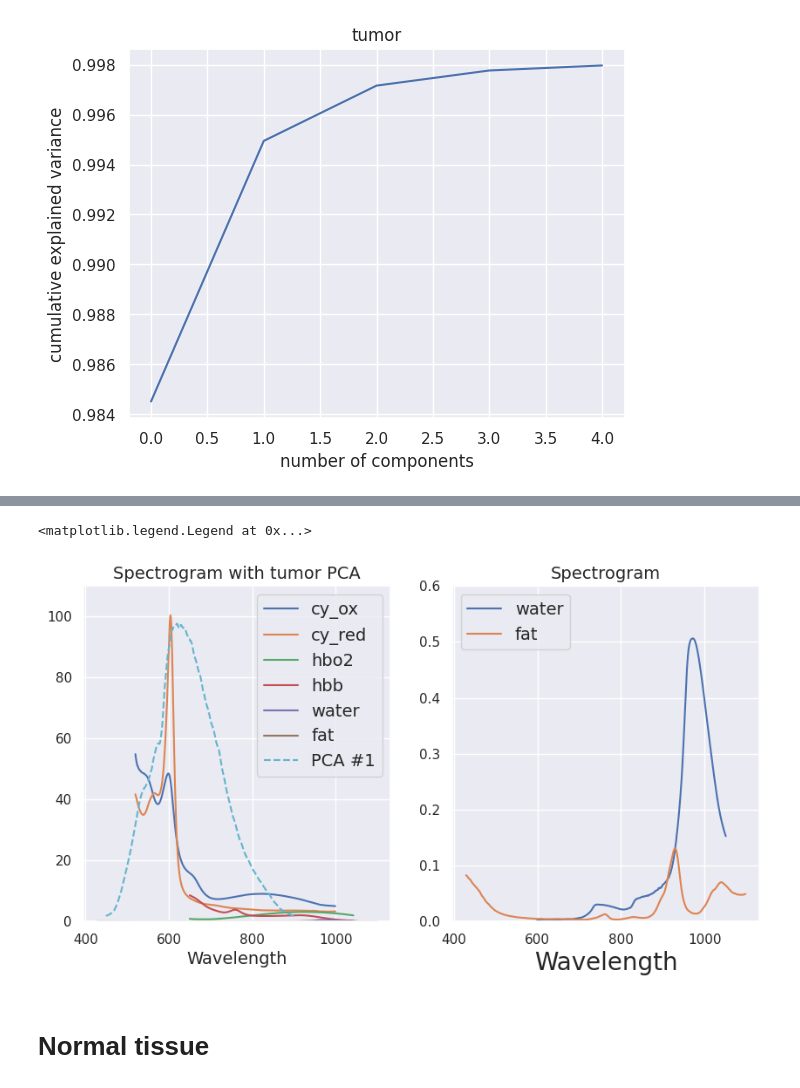
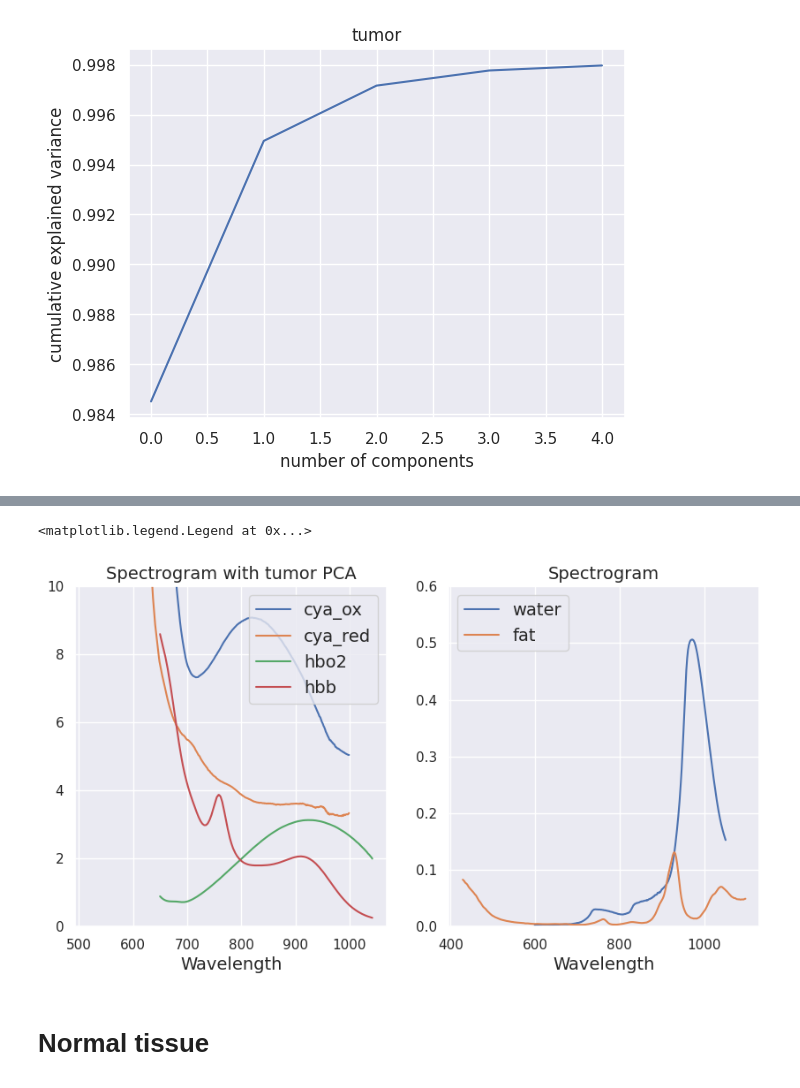
Before and after one commit to HyperProbe/SpectraFit, a Jupyter notebook: PCA.ipynb, the cells around one changed output, grey strips where cells are left out. Drawn from its saved outputs; the diff is of its cells as text; code cells hidden in the pictures.

```diff
--- a/PCA.ipynb
+++ b/PCA.ipynb
@@ -23,7 +99,7 @@ for i in range(len(tumor)):
     plt.title("HSI spectrogram", fontsize=20)
     plt.show()
 
-    if i==3:
+    if i==0:
         break
 # %% [output]
 (12275, 826) (35396, 826) (27558, 826)
@@ -71,8 +141,18 @@ hhb_absorp = path_absorp + "hb.txt"
 water_absorp = path_absorp + "matcher94_nir_water_37.txt"
 diff_cyto_absorp = path_absorp + "cytoxidase_diff_odmMcm.txt"
 fat_absorp = path_absorp + "fat.txt"
-cyto_oxy_absorp = path_absorp + "moody cyt aa3 oxidised.txt"
-cyto_red_absorp = path_absorp + "moody cyt aa3 reduced.txt"
+cytoa_oxy_absorp = path_absorp + "moody cyt aa3 oxidised.txt"
+cytoa_red_absorp = path_absorp + "moody cyt aa3 reduced.txt"
+cytob_oxy_absorp = path_absorp + "cope cyt b oxidised.txt"
+cytob_red_absorp = path_absorp + "cope cyt b reduced.txt"
+cytoc_oxy_absorp = path_absorp + "cooper pig c oxidised.txt"
+cytoc_red_absorp = path_absorp + "cooper pig c reduced.txt"
+cytoc_red_absorp = path_absorp + "cooper pig c reduced.txt"
+hb450_absorp = path_absorp + "z_adult_hb_450_630.txt"
+hb600_absorp = path_absorp + "z_adult_hb_600_800.txt"
+hbo2_450_absorp = path_absorp + "z_adult_hbo2_450_630.txt"
+hbo2_600_absorp = path_absorp + "z_adult_hbo2_600_800.txt"
+
 
 ### reading cpectra from .txt
 def read_spectra(file_name):
@@ -86,48 +166,75 @@ def read_spectra(file_name):
 
     return x, y
 
-x_cox, y_cox = read_spectra(cyto_oxy_absorp) # cytochrome oxydised
-x_cred, y_cred = read_spectra(cyto_red_absorp) # cytochrome reduced
+x_coxa, y_coxa = read_spectra(cytoa_oxy_absorp) # cytochrome oxydised
+x_creda, y_creda = read_spectra(cytoa_red_absorp) # cytochrome reduced
+x_coxb, y_coxb = read_spectra(cytob_oxy_absorp) # cytochrome oxydised
+x_credb, y_credb = read_spectra(cytob_red_absorp) # cytochrome reduced
+x_coxc, y_coxc = read_spectra(cytoc_oxy_absorp) # cytochrome oxydised
+x_credc, y_credc = read_spectra(cytoc_red_absorp) # cytochrome reduced
+
 x_hbo2, y_hbo2 = read_spectra(hbo2_absorp) # oxyhemoglobin
 x_hbb, y_hbb = read_spectra(hhb_absorp) # hemoglobin
+x_hb450, y_hb450 = read_spectra(hb450_absorp) # hemoglobin
+x_hb600, y_hb600 = read_spectra(hb600_absorp) # hemoglobin
+x_hbo2_450, y_hbo2_450 = read_spectra(hbo2_450_absorp) # hemoglobin
+x_hbo2_600, y_hbo2_600 = read_spectra(hbo2_600_absorp) # hemoglobin
 x_water, y_water = read_spectra(water_absorp) # water
 x_fat, y_fat = read_spectra(fat_absorp)
 
-y_cox = [i * 2.3025851 for i in y_cox] # from extinction to absorption
-y_cred = [i * 2.3025851 for i in y_cred] # from extinction to absorption
+y_hb450 = [i * 2.3025851 for i in y_hb450] # from extinction to absorption
+y_hb600 = [i * 2.3025851 for i in y_hb600] # from extinction to absorption
+y_hbo2_450 = [i * 2.3025851 for i in y_hbo2_450] # from extinction to absorption
+y_hbo2_600 = [i * 2.3025851 for i in y_hbo2_600] # from extinction to absorption
+
+y_coxa = [i * 2.3025851 for i in y_coxa] # from extinction to absorption
+y_creda = [i * 2.3025851 for i in y_creda] # from extinction to absorption
+y_coxb = [i * 2.3025851 for i in y_coxb] # from extinction to absorption
+y_credb = [i * 2.3025851 for i in y_credb] # from extinction to absorption
+y_coxc = [i * 2.3025851 for i in y_coxc] # from extinction to absorption
+y_credc = [i * 2.3025851 for i in y_credc] # from extinction to absorption
 y_water = [i * 2.3025851 for i in y_water] # from extinction to absorption
 y_hbo2 = [i * 10 * 1000 for i in y_hbo2] # from mm and micromole to cm and minimole
 y_hbb = [i * 10 * 1000 for i in y_hbb] # from mm and micromole to cm and minimole
 y_fat = [i / 100 for i in y_fat] # from m to cm
 
 ### Visualising spectrograms of chromophores
 fig, (ax, ax1) = plt.subplots(ncols=2,figsize=(10,5))
 
-ax.plot(x_cox, y_cox, label='cy_ox')
-ax.set_xlabel("Wavelength", fontsize=14)
-ax.plot(x_cred, y_cred, label='cy_red')
+ax.plot(x_coxa, y_coxa, label='cya_ox')
+ax.plot(x_creda, y_creda, label='cya_red')
+#ax.plot(x_coxb, y_coxb, label='cyb_ox')
+#ax.plot(x_credb, y_credb, label='cyb_red')
+#ax.plot(x_hb450, y_hb450, label='hbb450')
+#ax.plot(x_hb600, y_hb600, label='hbb600')
+#ax.plot(x_hbo2_450, y_hbo2_450, label='hbo2_450')
+#ax.plot(x_hbo2_600, y_hbo2_600, label='hbo2_600')
+#ax.plot(x_coxc, y_coxc, label='cyc_ox')
+#ax.plot(x_credc, y_credc, label='cyc_red')
 ax.plot(x_hbo2, y_hbo2, label='hbo2')
 ax.plot(x_hbb, y_hbb, label='hbb')
-ax.plot(x_water, y_water, label='water')
-ax.plot(x_fat, y_fat, label='fat')
-ax.plot(wavelength, pca_t.components_[ix]*1500, 'c--', label='PCA #{}'.format(ix+1))
+#ax.plot(x_water, y_water, label='water')
+#ax.plot(x_fat, y_fat, label='fat')
+#ax.plot(wavelength, pca_t.components_[ix]*1500, 'c--', label='PCA #{}'.format(ix+1))
 ax.set_title("Spectrogram with tumor PCA", fontsize=14)
+ax.set_xlabel("Wavelength", fontsize=14)
+
 #ax.set_xlim(left_cut, right_cut)
-ax.set_ylim(0, 110)
+ax.set_ylim(0, 10)
 ax.legend(fontsize=14)
 
 
 ax1.plot(x_water, y_water, label='water')
-ax1.set_xlabel("Wavelength", fontsize=20)
+ax1.set_xlabel("Wavelength", fontsize=14)
 ax1.plot(x_fat, y_fat, label='fat')
 #ax.set_xlabel("Wavelength", fontsize=20)
 ax1.set_title("Spectrogram", fontsize=14)
 #ax1.set_xlim(left_cut, right_cut)
 ax1.set_ylim(0, 0.6)
 ax1.legend(fontsize=14)
 # %% [output]
 <matplotlib.legend.Legend at 0x...>
-[figure, old version]
+[figure, new version]
 # %% [markdown]
 # Normal tissue
 # %%
```
Also changed, not shown: parts of 43 cells of this notebook, 2 other files.
